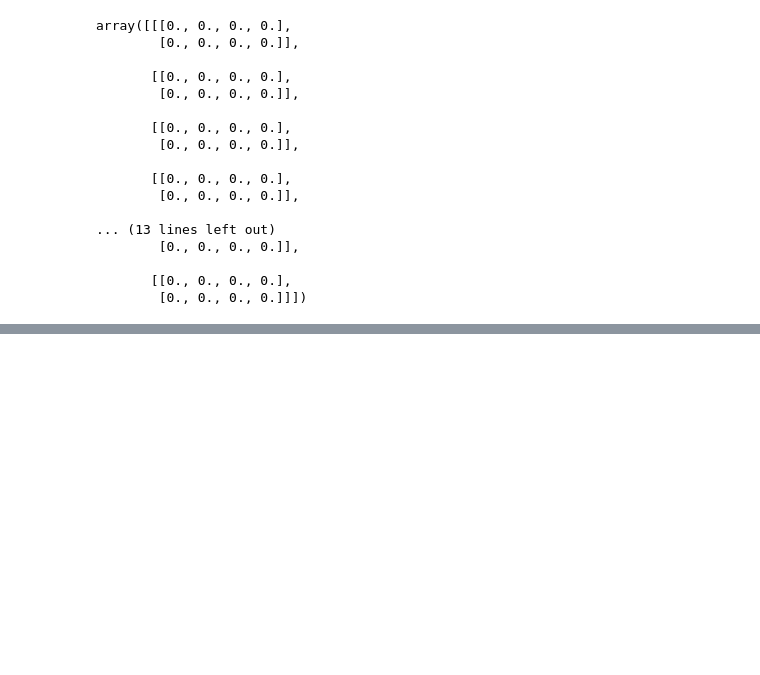
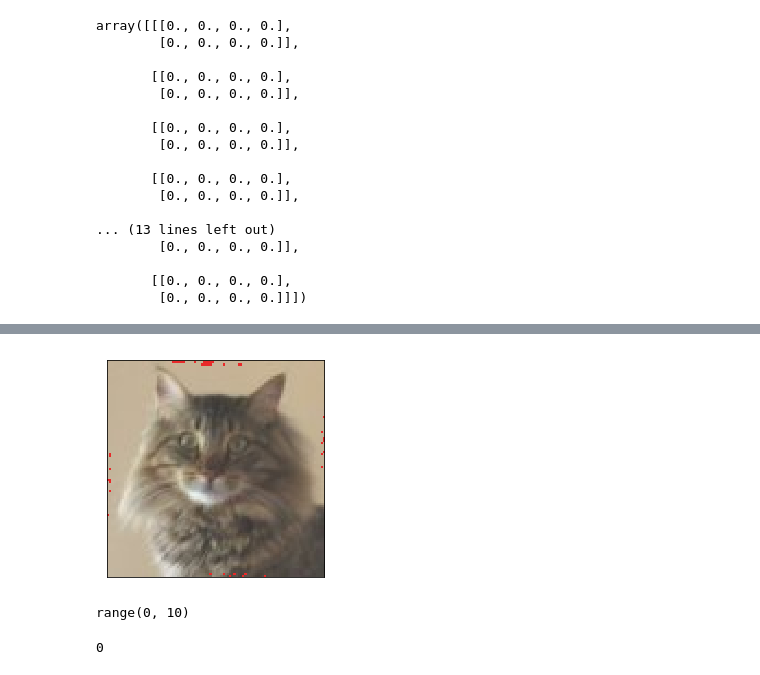
Before and after one commit to z4ir3/the-python-challenge, a Jupyter notebook: the-python-challenge.ipynb, the cells around one changed output, grey strips where cells are left out. Saved outputs shown, nothing was run; the diff lists cells and outputs as text; code cells hidden in the pictures; blank space fills up the shorter version.

```diff
--- a/the-python-challenge.ipynb
+++ b/the-python-challenge.ipynb
@@ -1265,0 +1175,4 @@ ValueError: Could not find a format to read the specified file in mode 'i'
+# %%
+img = np.asarray(img)
+# %%
+img = img[0]
@@ -1265,0 +1253,20 @@ ValueError: Could not find a format to read the specified file in mode 'i'
+# %%
+fig, ax = plt.subplots(1,1, figsize=(9, 4))
+
+ax.imshow( (spiral * 1).astype(np.uint8) )
+ax.set_xticks([])
+ax.set_yticks([])
+ax.set_title('')
+
+plt.show()
+# %% [output]
+[figure, added]
+# %%
+a = range(0,10)
+a
+# %% [output]
+range(0, 10)
+# %%
+a[0]
+# %% [output]
+0
```
Also changed, not shown: parts of 6 cells of this notebook, 1 other file.
